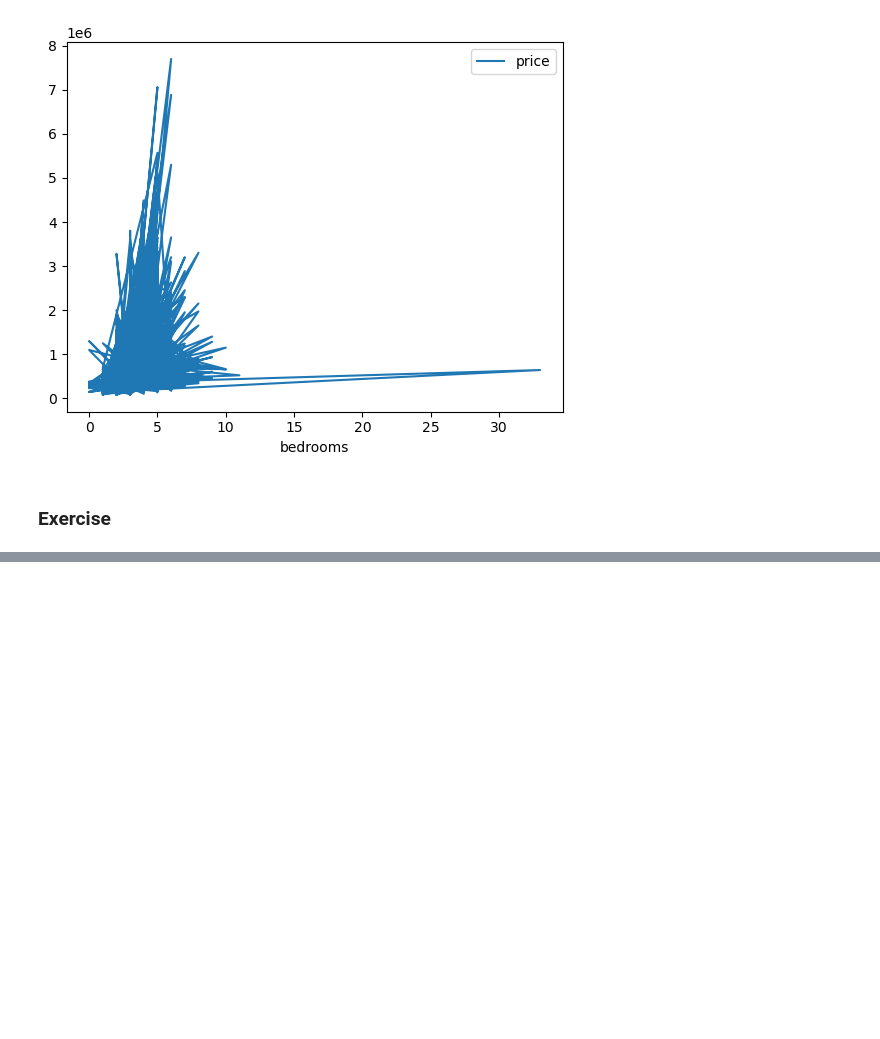
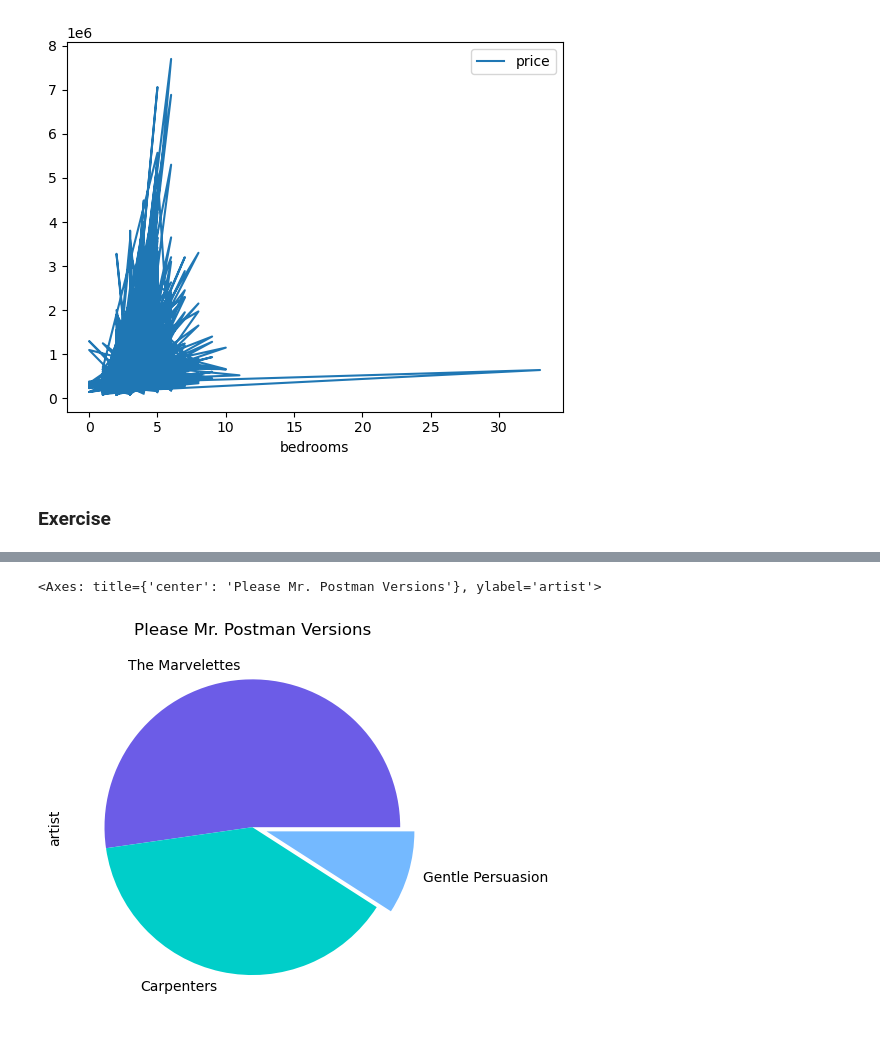
Before and after one commit to gurnamsingh11/data_visualization, a Jupyter notebook: 02_Pandas_Plotting.ipynb, the cells around one changed output, grey strips where cells are left out. Drawn from its saved outputs; the diff is of its cells as text; code cells hidden in the pictures; blank space fills up the shorter version.

```diff
--- a/02_Pandas_Plotting.ipynb
+++ b/02_Pandas_Plotting.ipynb
@@ -353,0 +359,3 @@ houses.plot.line(y="price", x="bedrooms")
+# %%
+billboard = pd.read_csv("Data_Analysis/Data/billboard_charts.csv",
+                        parse_dates=["date"])
@@ -353,0 +386,11 @@ houses.plot.line(y="price", x="bedrooms")
+# %%
+pie_chart = billboard["artist"][billboard["song"] == "Please Mr. Postman"].value_counts()
+# %%
+pie_chart.plot(kind="pie",
+               colors=["#6c5ce7", "#00cec9", "#74b9ff"],
+               explode=(0, 0, 0.1),
+               title="Please Mr. Postman Versions",
+               ylabel="artist")
+# %% [output]
+<Axes: title={'center': 'Please Mr. Postman Versions'}, ylabel='artist'>
+[figure, added]
```
Also changed, not shown: parts of 23 cells of this notebook.
